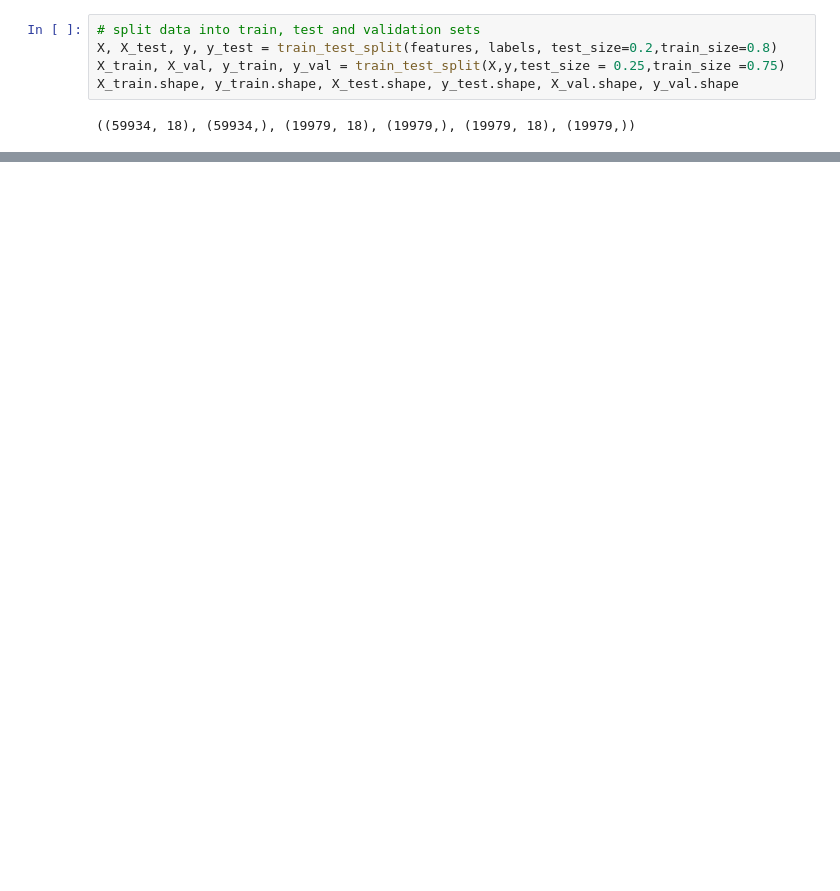
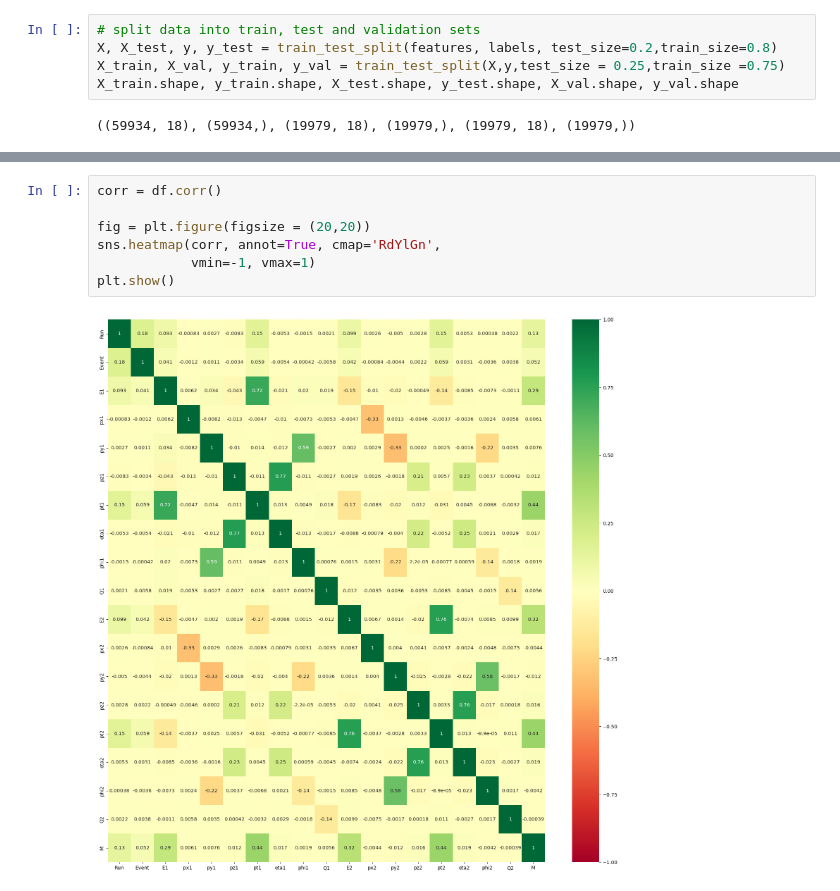
Before and after one commit to DimitrisGkoutzounis/Machine-Learning-Electron-Mass-Prediction, a Jupyter notebook: main.ipynb, the cells around one changed output, grey strips where cells are left out. Cells and saved outputs as stored; diff of their text form; blank space fills up the shorter version.

```diff
--- a/main.ipynb
+++ b/main.ipynb
@@ -133,2 +134,11 @@ np.allclose(X_train.mean(axis=0), np.zeros(X_train.shape[1])),\
 # %% [output]
 (False, True, False, True)
+# %%
+corr = df.corr()
+
+fig = plt.figure(figsize = (20,20))
+sns.heatmap(corr, annot=True, cmap='RdYlGn',
+            vmin=-1, vmax=1)
+plt.show()
+# %% [output]
+[figure, added]
```
Also changed, not shown: parts of 7 cells of this notebook.
